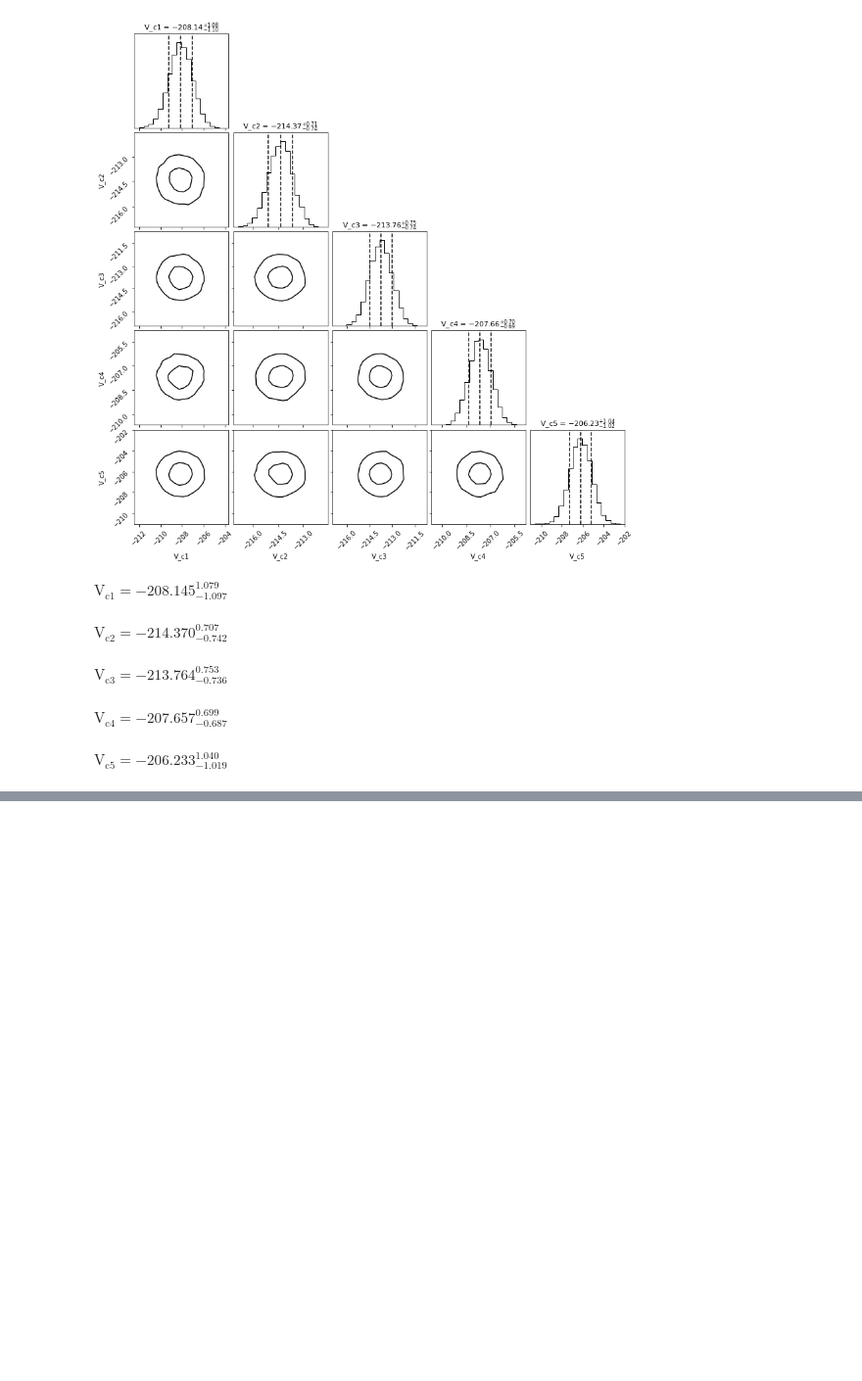
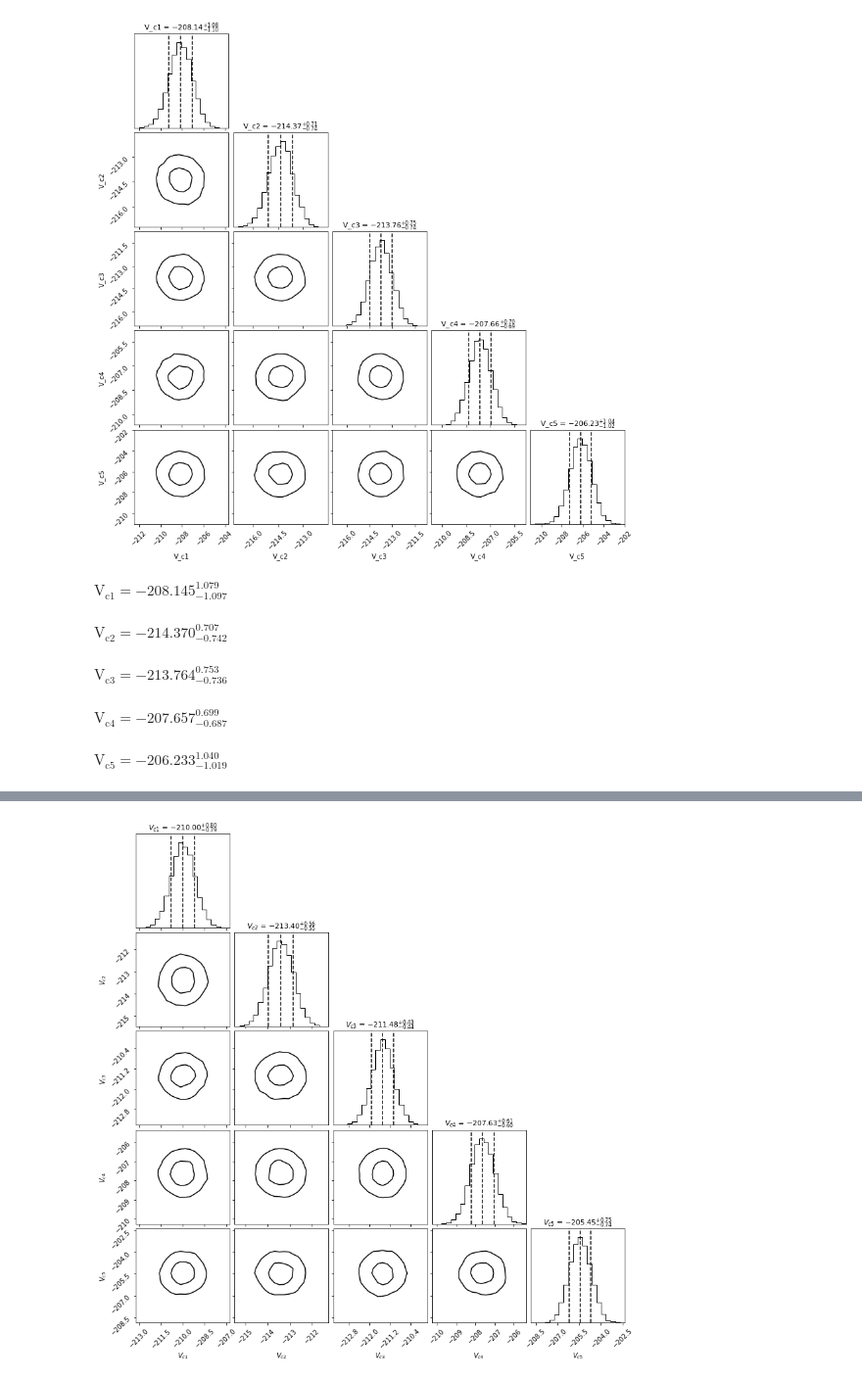
Before and after one commit to HEP-KBFI/gaia-tools, a Jupyter notebook: jupyter-notebook/MCMC_Results.ipynb, the cells around one changed output, grey strips where cells are left out. Shown at 98% size. Drawn from its saved outputs; the diff is of its cells as text; code cells hidden in the pictures; blank space fills up the shorter version.

```diff
--- a/jupyter-notebook/MCMC_Results.ipynb
+++ b/jupyter-notebook/MCMC_Results.ipynb
@@ -123,0 +175,22 @@ $\displaystyle \mathrm{V_{c5}} = -206.233_{-1.019}^{1.040}$
+# %%
+# Flattens the result: nwalkers x steps
+flatchain = reader.get_chain(flat=True, discard = 250)
+
+
+fig = corner.corner(flatchain,
+                    labels=theta_labels,
+                    levels = (1-np.exp(-0.5), 1-np.exp(-2)),
+                    plot_datapoints = False,
+                    plot_density = False,
+                    fill_countours = False,
+                    smooth = 0.5,
+                    quantiles=[0.16, 0.5, 0.84],
+                    show_titles=True,
+                    title_kwargs={"fontsize": 11})
+
+#fig.suptitle('MCMC sampler corner plot', fontsize=28, x=0.65, y= 0.9)
+#plt.savefig("Corner_Plt_05052021", dpi=300)
+#plt.savefig("Corner_Plot", dpi=300)
+plt.show()
+# %% [output]
+[figure, added]
```
Also changed, not shown: parts of 6 cells of this notebook, 6 other files.
